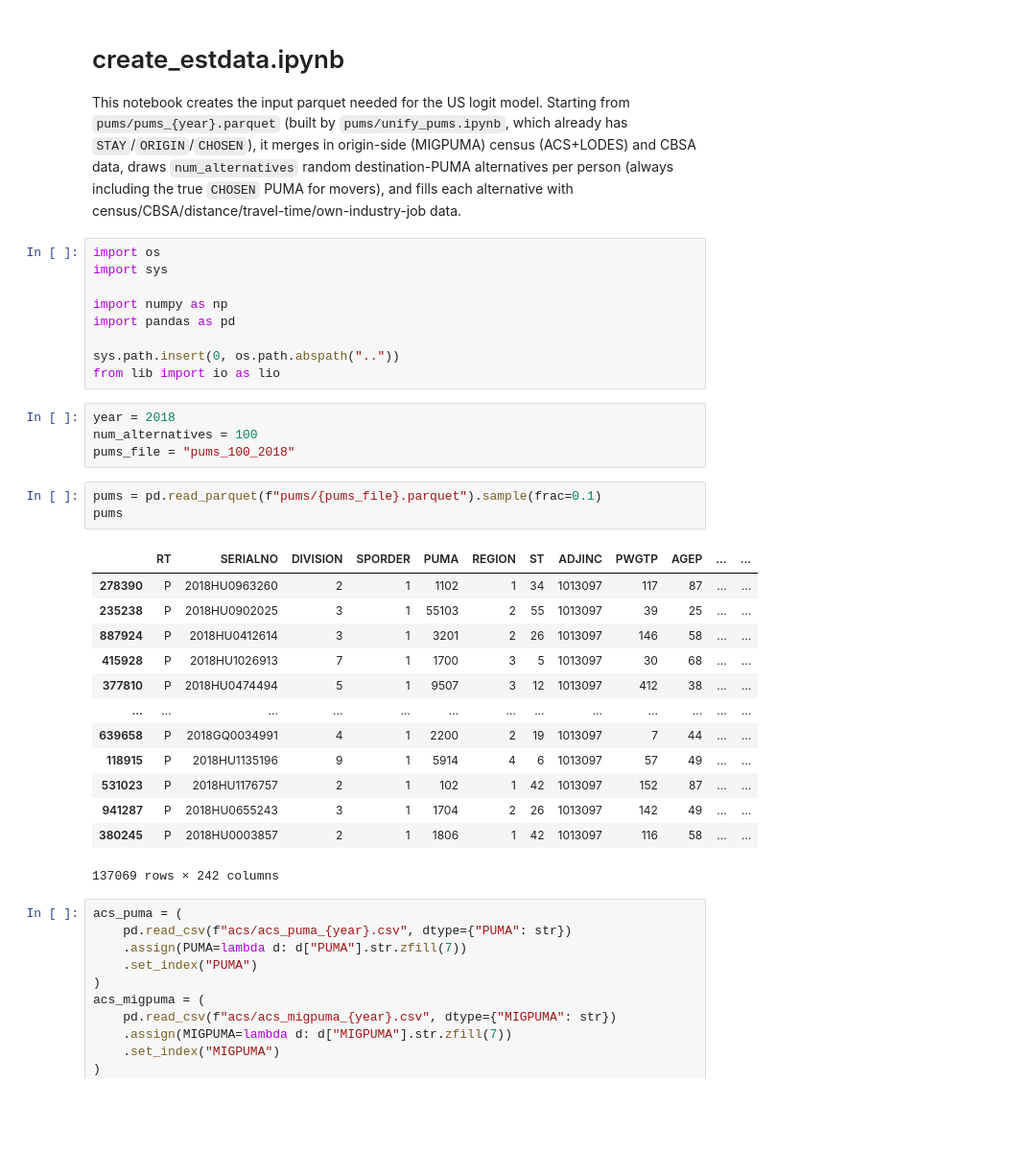
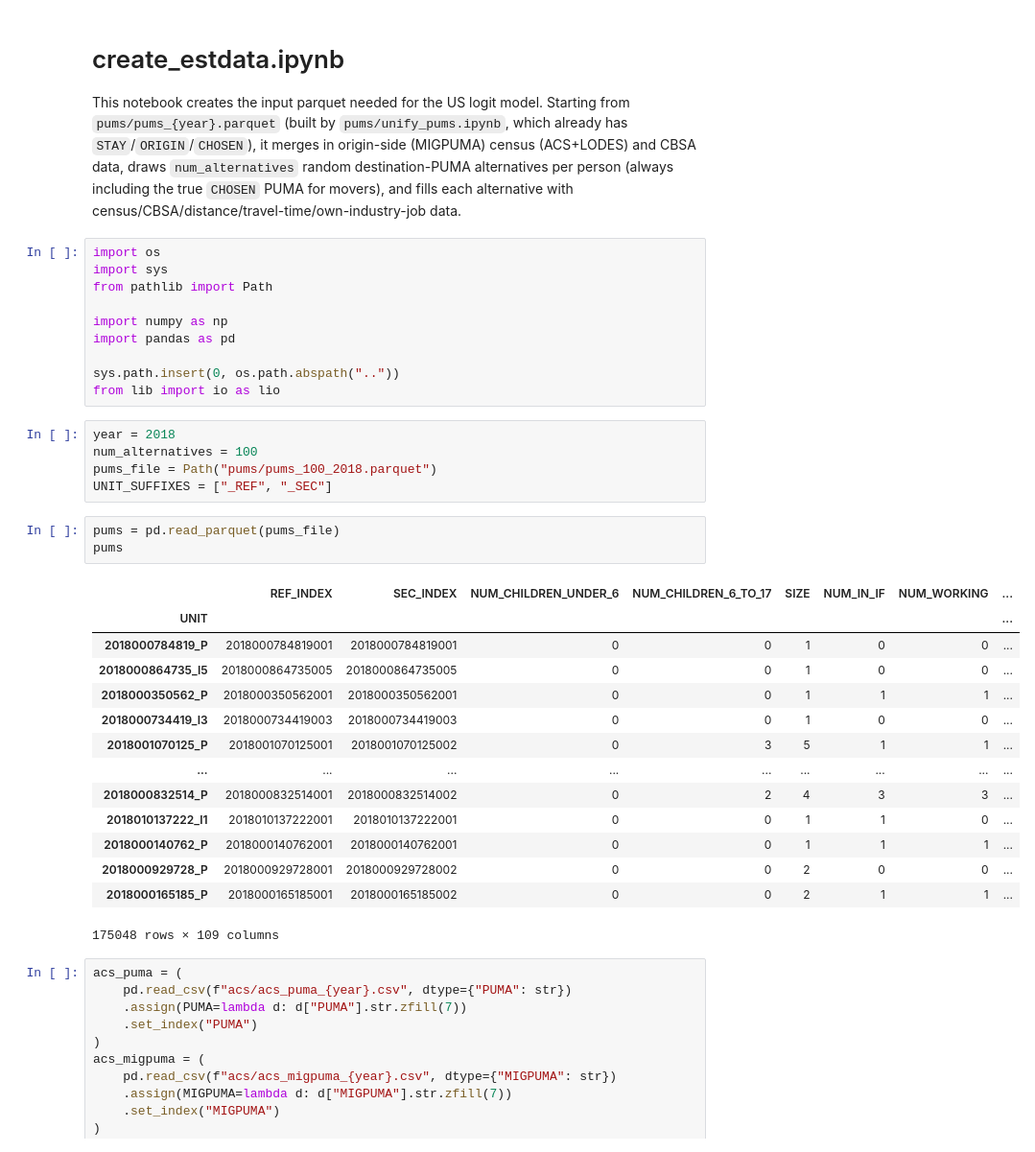
Before and after one commit to yianzhang14/migration, a Jupyter notebook: data/create_estdata.ipynb, the cells around one changed output. Shown at 96% size. Drawn from its saved outputs; the diff is of its cells as text; blank space fills up the shorter version.

```diff
--- a/data/create_estdata.ipynb
+++ b/data/create_estdata.ipynb
@@ -5,6 +5,7 @@ This notebook creates the input parquet needed for the US logit model. Starting
 # %%
 import os
 import sys
+from pathlib import Path
 
 import numpy as np
 import pandas as pd
@@ -14,24 +15,26 @@ from lib import io as lio
 # %%
 year = 2018
 num_alternatives = 100
-pums_file = "pums_100_2018"
+pums_file = Path("pums/pums_100_2018.parquet")
+UNIT_SUFFIXES = ["_REF", "_SEC"]
 # %%
-pums = pd.read_parquet(f"pums/{pums_file}.parquet").sample(frac=0.1)
+pums = pd.read_parquet(pums_file)
 pums
 # %% [output]
-|  | RT | SERIALNO | DIVISION | SPORDER | PUMA | REGION | ST | ADJINC | PWGTP | AGEP | ... | ... |
-| 278390 | P | 2018HU0963260 | 2 | 1 | 1102 | 1 | 34 | 1013097 | 117 | 87 | ... | ... |
-| 235238 | P | 2018HU0902025 | 3 | 1 | 55103 | 2 | 55 | 1013097 | 39 | 25 | ... | ... |
-| 887924 | P | 2018HU0412614 | 3 | 1 | 3201 | 2 | 26 | 1013097 | 146 | 58 | ... | ... |
-| 415928 | P | 2018HU1026913 | 7 | 1 | 1700 | 3 | 5 | 1013097 | 30 | 68 | ... | ... |
-| 377810 | P | 2018HU0474494 | 5 | 1 | 9507 | 3 | 12 | 1013097 | 412 | 38 | ... | ... |
-| ... | ... | ... | ... | ... | ... | ... | ... | ... | ... | ... | ... | ... |
-| 639658 | P | 2018GQ0034991 | 4 | 1 | 2200 | 2 | 19 | 1013097 | 7 | 44 | ... | ... |
-| 118915 | P | 2018HU1135196 | 9 | 1 | 5914 | 4 | 6 | 1013097 | 57 | 49 | ... | ... |
-| 531023 | P | 2018HU1176757 | 2 | 1 | 102 | 1 | 42 | 1013097 | 152 | 87 | ... | ... |
-| 941287 | P | 2018HU0655243 | 3 | 1 | 1704 | 2 | 26 | 1013097 | 142 | 49 | ... | ... |
-| 380245 | P | 2018HU0003857 | 2 | 1 | 1806 | 1 | 42 | 1013097 | 116 | 58 | ... | ... |
+|  | REF_INDEX | SEC_INDEX | NUM_CHILDREN_UNDER_6 | NUM_CHILDREN_6_TO_17 | SIZE | NUM_IN_IF | NUM_WORKING | ... |
+| UNIT |  |  |  |  |  |  |  | ... |
+| 2018000784819_P | 2018000784819001 | 2018000784819001 | 0 | 0 | 1 | 0 | 0 | ... |
+| 2018000864735_I5 | 2018000864735005 | 2018000864735005 | 0 | 0 | 1 | 0 | 0 | ... |
+| 2018000350562_P | 2018000350562001 | 2018000350562001 | 0 | 0 | 1 | 1 | 1 | ... |
+| 2018000734419_I3 | 2018000734419003 | 2018000734419003 | 0 | 0 | 1 | 0 | 0 | ... |
+| 2018001070125_P | 2018001070125001 | 2018001070125002 | 0 | 3 | 5 | 1 | 1 | ... |
+| ... | ... | ... | ... | ... | ... | ... | ... | ... |
+| 2018000832514_P | 2018000832514001 | 2018000832514002 | 0 | 2 | 4 | 3 | 3 | ... |
+| 2018010137222_I1 | 2018010137222001 | 2018010137222001 | 0 | 0 | 1 | 1 | 0 | ... |
+| 2018000140762_P | 2018000140762001 | 2018000140762001 | 0 | 0 | 1 | 1 | 1 | ... |
+| 2018000929728_P | 2018000929728001 | 2018000929728002 | 0 | 0 | 2 | 0 | 0 | ... |
+| 2018000165185_P | 2018000165185001 | 2018000165185002 | 0 | 0 | 2 | 1 | 1 | ... |
-137069 rows × 242 columns
+175048 rows × 109 columns
 # %%
 acs_puma = (
     pd.read_csv(f"acs/acs_puma_{year}.csv", dtype={"PUMA": str})
```
Also changed, not shown: parts of 8 cells of this notebook, 2 other files.
